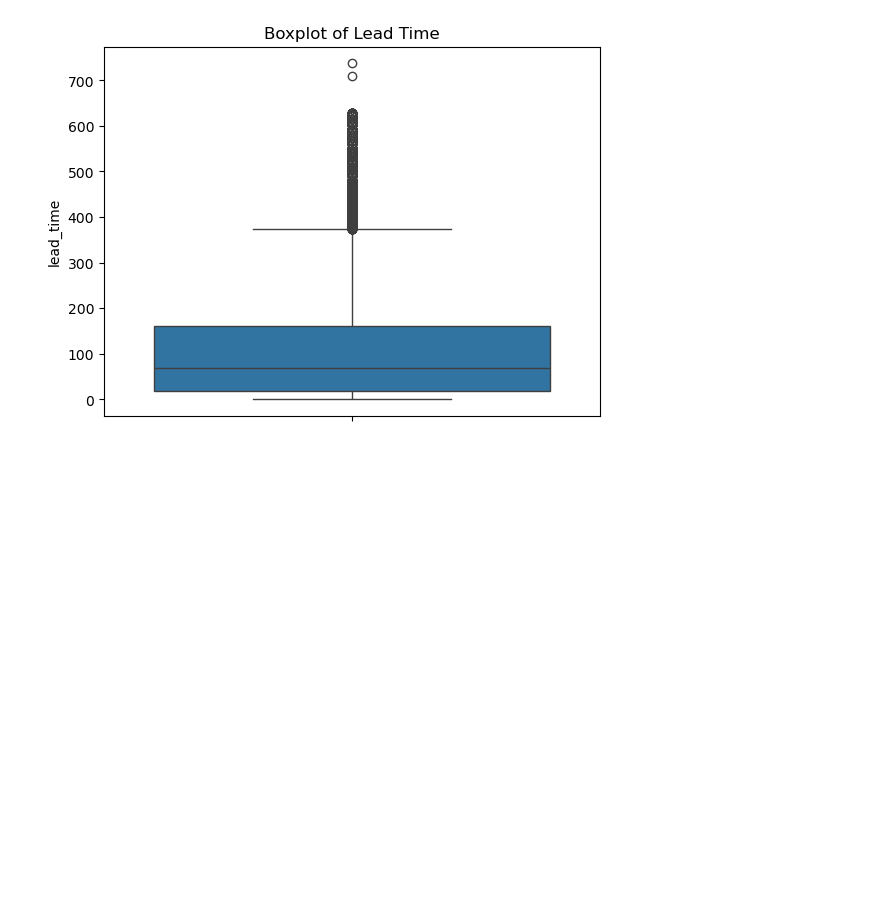
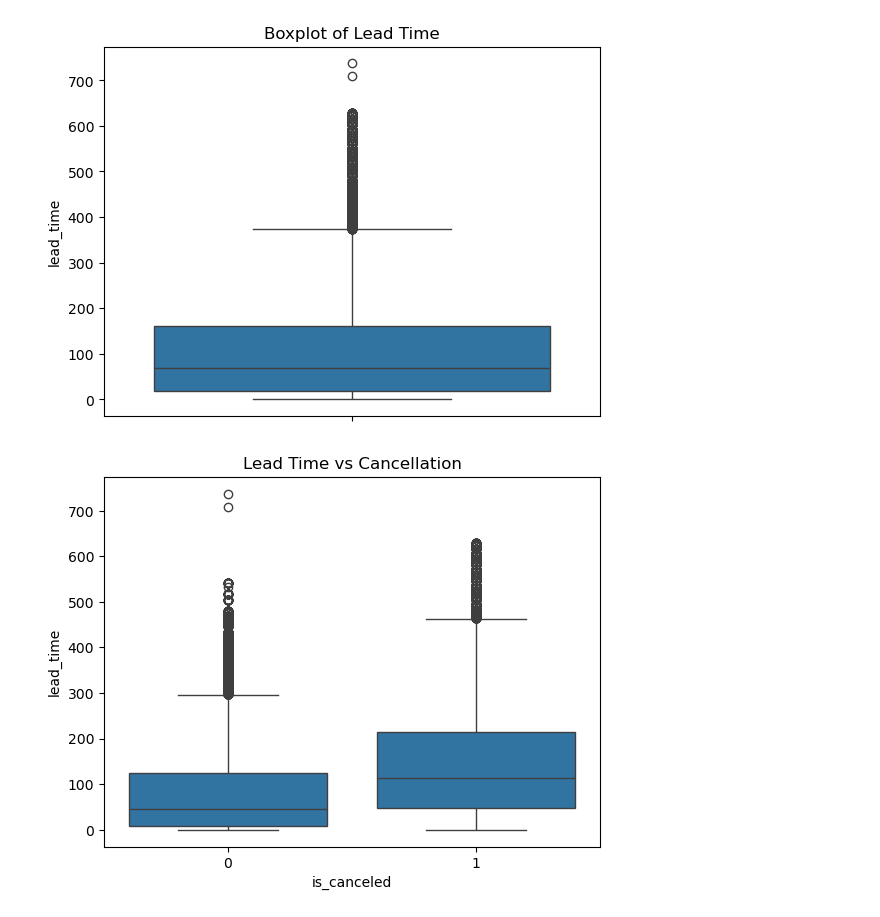
Before and after one commit to elladeniya-dev/ML-Predictive-Analysis, a Jupyter notebook: sv.ipynb, the cells around one changed output. Drawn from its saved outputs; the diff is of its cells as text; code cells hidden in the pictures; blank space fills up the shorter version.

```diff
--- a/sv.ipynb
+++ b/sv.ipynb
@@ -201,3 +201,9 @@ plt.title("Boxplot of Lead Time")
 plt.show()
 # %% [output]
 [figure]
+# %%
+sns.boxplot(x='is_canceled', y='lead_time', data=df)
+plt.title("Lead Time vs Cancellation")
+plt.show()
+# %% [output]
+[figure, added]
```
